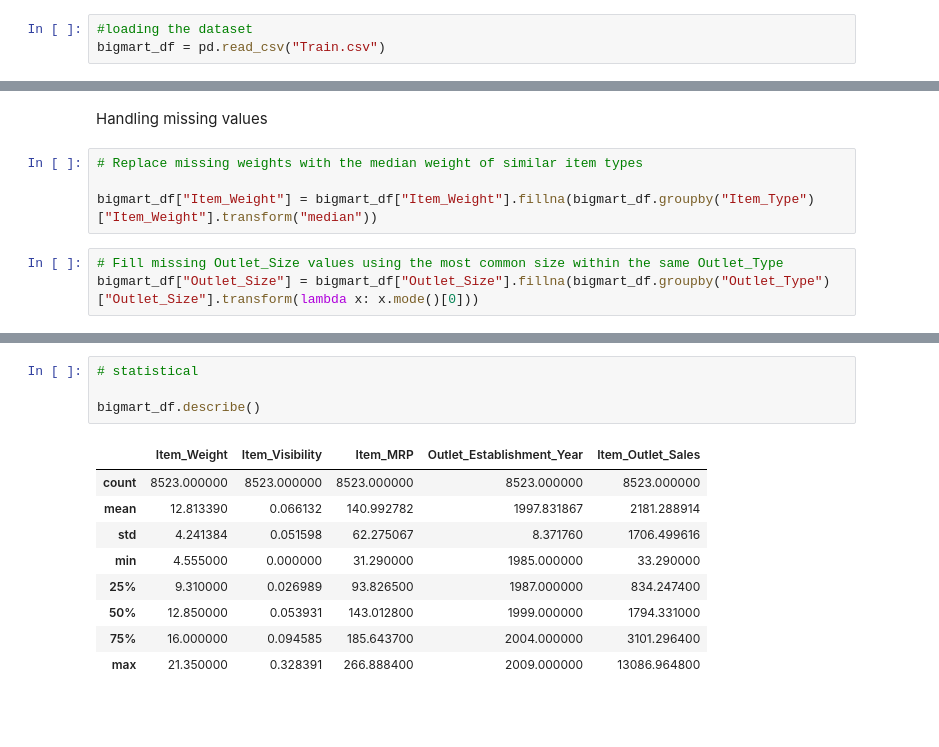
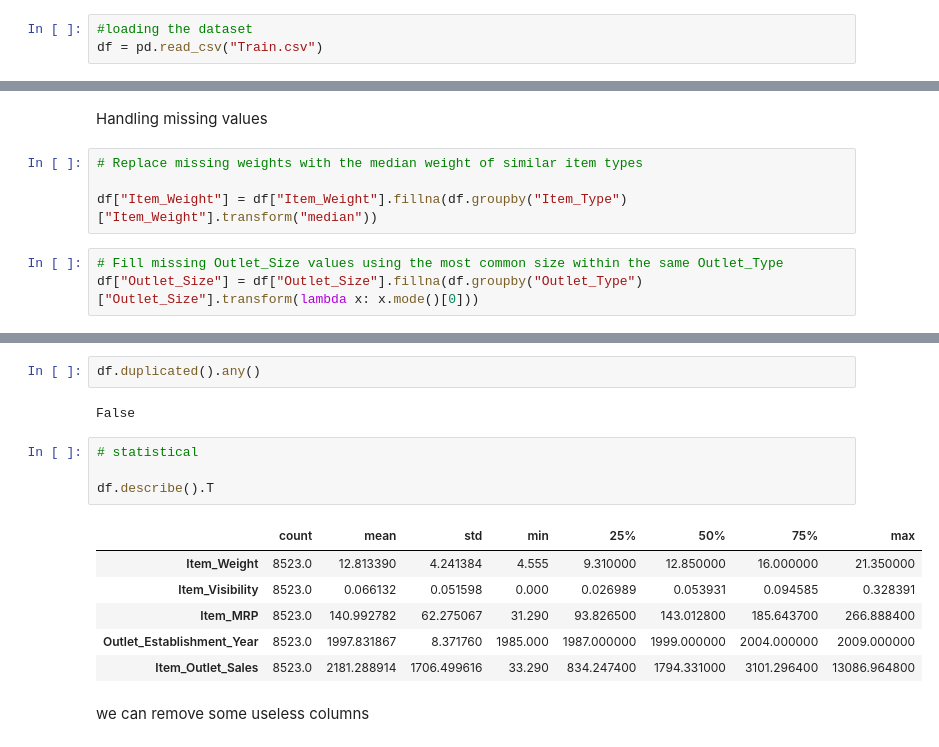
Before and after one commit to samirakhalil1993/Big-Mark-Sales, a Jupyter notebook: bigmart_sales_data.ipynb, the cells around one changed output, grey strips where cells are left out. Cells and saved outputs as stored; diff of their text form; blank space fills up the shorter version.

```diff
--- a/bigmart_sales_data.ipynb
+++ b/bigmart_sales_data.ipynb
@@ -7,5 +11,5 @@ import matplotlib.pyplot as plt
 # %%
 #loading the dataset
-bigmart_df = pd.read_csv("Train.csv")
+df = pd.read_csv("Train.csv")
 # %%
 # first 5 rows
@@ -99,8 +73,8 @@ Handling missing values
 # %%
 # Replace missing weights with the median weight of similar item types
 
-bigmart_df["Item_Weight"] = bigmart_df["Item_Weight"].fillna(bigmart_df.groupby("Item_Type")["Item_Weight"].transform("median"))
+df["Item_Weight"] = df["Item_Weight"].fillna(df.groupby("Item_Type")["Item_Weight"].transform("median"))
 # %%
 # Fill missing Outlet_Size values using the most common size within the same Outlet_Type
-bigmart_df["Outlet_Size"] = bigmart_df["Outlet_Size"].fillna(bigmart_df.groupby("Outlet_Type")["Outlet_Size"].transform(lambda x: x.mode()[0]))
+df["Outlet_Size"] = df["Outlet_Size"].fillna(df.groupby("Outlet_Type")["Outlet_Size"].transform(lambda x: x.mode()[0]))
 # %%
@@ -119,17 +94,20 @@ Outlet_Location_Type         0
 Outlet_Type                  0
 Item_Outlet_Sales            0
 dtype: int64
+# %%
+df.duplicated().any()
+# %% [output]
+False
 # %%
 # statistical
 
-bigmart_df.describe()
+df.describe().T
 # %% [output]
-|  | Item_Weight | Item_Visibility | Item_MRP | Outlet_Establishment_Year | Item_Outlet_Sales |
-| count | 8523.000000 | 8523.000000 | 8523.000000 | 8523.000000 | 8523.000000 |
-| mean | 12.813390 | 0.066132 | 140.992782 | 1997.831867 | 2181.288914 |
-| std | 4.241384 | 0.051598 | 62.275067 | 8.371760 | 1706.499616 |
-| min | 4.555000 | 0.000000 | 31.290000 | 1985.000000 | 33.290000 |
-| 25% | 9.310000 | 0.026989 | 93.826500 | 1987.000000 | 834.247400 |
-| 50% | 12.850000 | 0.053931 | 143.012800 | 1999.000000 | 1794.331000 |
-| 75% | 16.000000 | 0.094585 | 185.643700 | 2004.000000 | 3101.296400 |
-| max | 21.350000 | 0.328391 | 266.888400 | 2009.000000 | 13086.964800 |
+|  | count | mean | std | min | 25% | 50% | 75% | max |
+| Item_Weight | 8523.0 | 12.813390 | 4.241384 | 4.555 | 9.310000 | 12.850000 | 16.000000 | 21.350000 |
+| Item_Visibility | 8523.0 | 0.066132 | 0.051598 | 0.000 | 0.026989 | 0.053931 | 0.094585 | 0.328391 |
+| Item_MRP | 8523.0 | 140.992782 | 62.275067 | 31.290 | 93.826500 | 143.012800 | 185.643700 | 266.888400 |
+| Outlet_Establishment_Year | 8523.0 | 1997.831867 | 8.371760 | 1985.000 | 1987.000000 | 1999.000000 | 2004.000000 | 2009.000000 |
+| Item_Outlet_Sales | 8523.0 | 2181.288914 | 1706.499616 | 33.290 | 834.247400 | 1794.331000 | 3101.296400 | 13086.964800 |
+# %% [markdown]
+we can remove some useless columns
```
Also changed, not shown: parts of 30 cells of this notebook.
